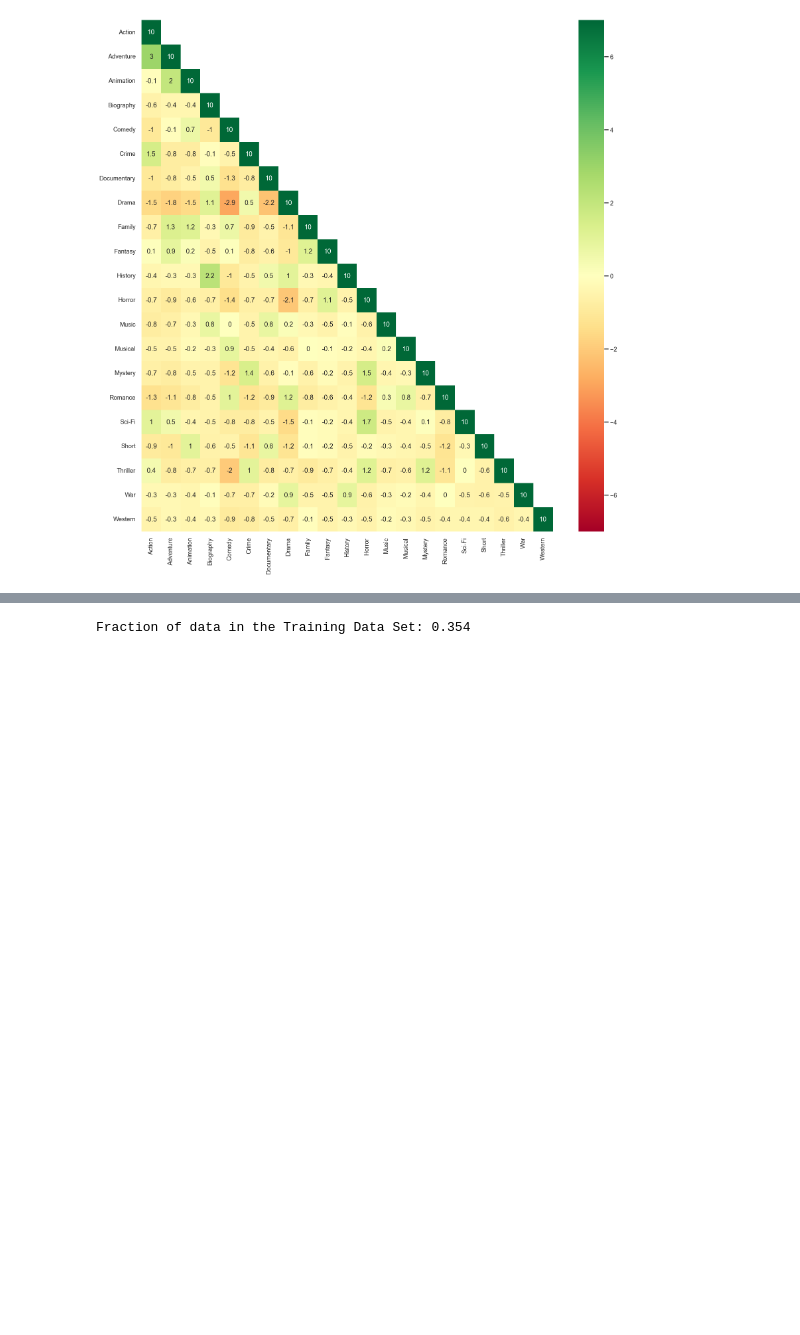
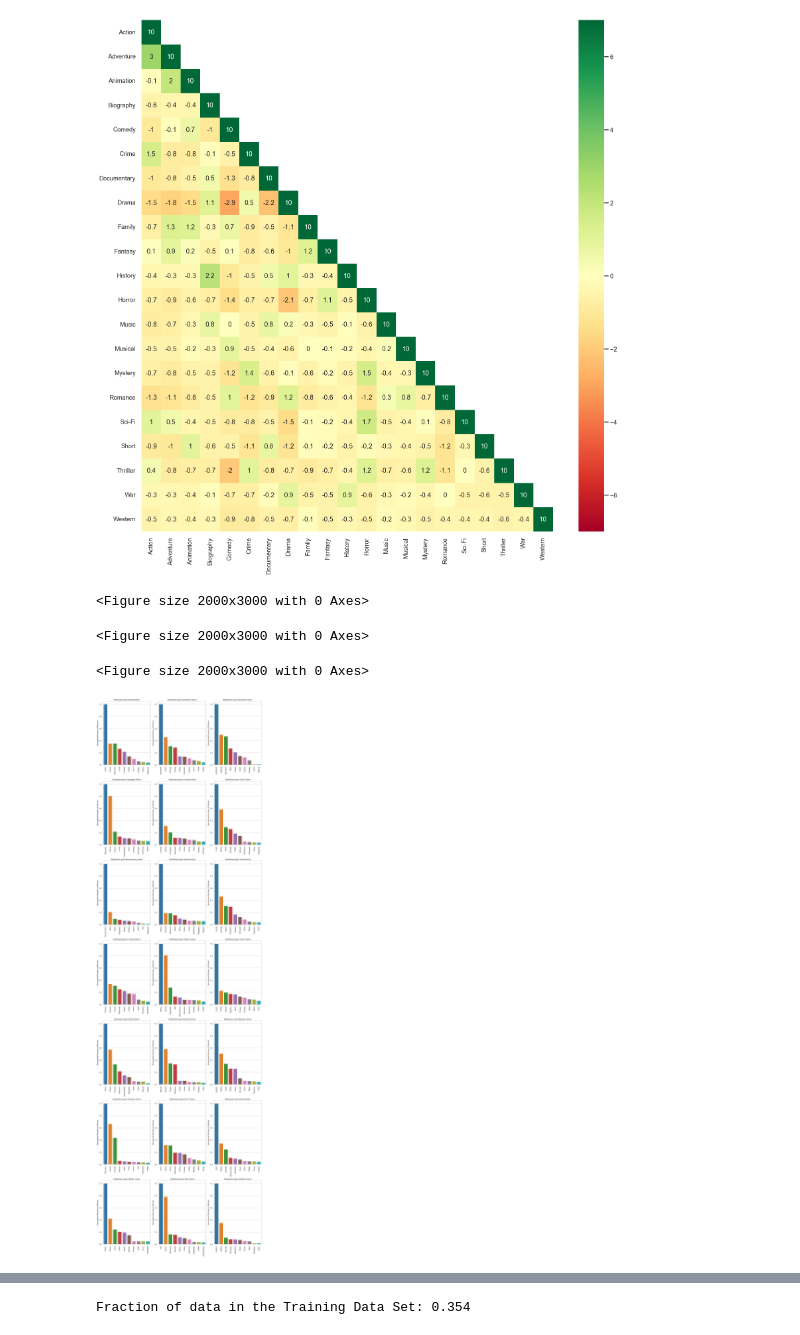
Before and after one commit to xavier-santos/Challenge3-Team7-MEIA-2022-2023, a Jupyter notebook: notebooks/New Pre processing.ipynb, the cells around one changed output, grey strips where cells are left out. Cells and saved outputs as stored; diff of their text form; code cells hidden in the pictures; blank space fills up the shorter version.

```diff
--- a/notebooks/New Pre processing.ipynb
+++ b/notebooks/New Pre processing.ipynb
@@ -170,7 +170,7 @@ entries_to_remove = df.loc[(df[genres_to_remove] == 1).any(axis=1)]
 df = df.drop(entries_to_remove.index, axis=0)
 df.drop(genres_to_remove, axis=1, inplace=True)
 # %%
-category_columns = category_columns.drop(['Adult', 'Film-Noir', 'News', 'Reality-TV', 'Talk-Show','Sport'])
+##category_columns = category_columns.drop(['Adult', 'Film-Noir', 'News', 'Reality-TV', 'Talk-Show','Sport'])
 df[category_columns].astype(int).sum()
 # %% [output]
 Action         1228
@@ -296,0 +333,24 @@ plt.show()
+# %%
+save_genre_pdf_given_genre_plots(df, category_columns)
+save_genre_pdf_given_genre_subplots(df, category_columns)
+# %% [output]
+<Figure size 2000x3000 with 0 Axes>
+<Figure size 2000x3000 with 0 Axes>
+<Figure size 2000x3000 with 0 Axes>
+# %%
+fig = plt.figure(figsize=(18, 60))
+num_cols = 3
+num_rows = math.ceil(len(category_columns)/num_cols)
+for idx, col in enumerate(category_columns):
+    df_sum_given_genre = pd.DataFrame({'Genre':category_columns, 'Total': df[df[col]==1][category_columns].sum()})
+    df_sum_given_genre = df_sum_given_genre.sort_values('Total', ascending=False).head(10)
+    df_sum_given_genre['Total'] = df_sum_given_genre['Total']/df_sum_given_genre['Total'].max()
+    ax = fig.add_subplot(num_rows, num_cols, idx+1)
+    sns.barplot(data=df_sum_given_genre, x='Genre', y='Total', axes=ax)
+    ax.set(title='Distribution given {0} Genre'.format(col), xlabel='', ylabel='Normalized Number of Movies')
+    plt.xticks(rotation=90)
+
+plt.tight_layout()
+plt.show()
+# %% [output]
+[figure, added]
```
Also changed, not shown: parts of 9 cells of this notebook, 27 other files.
